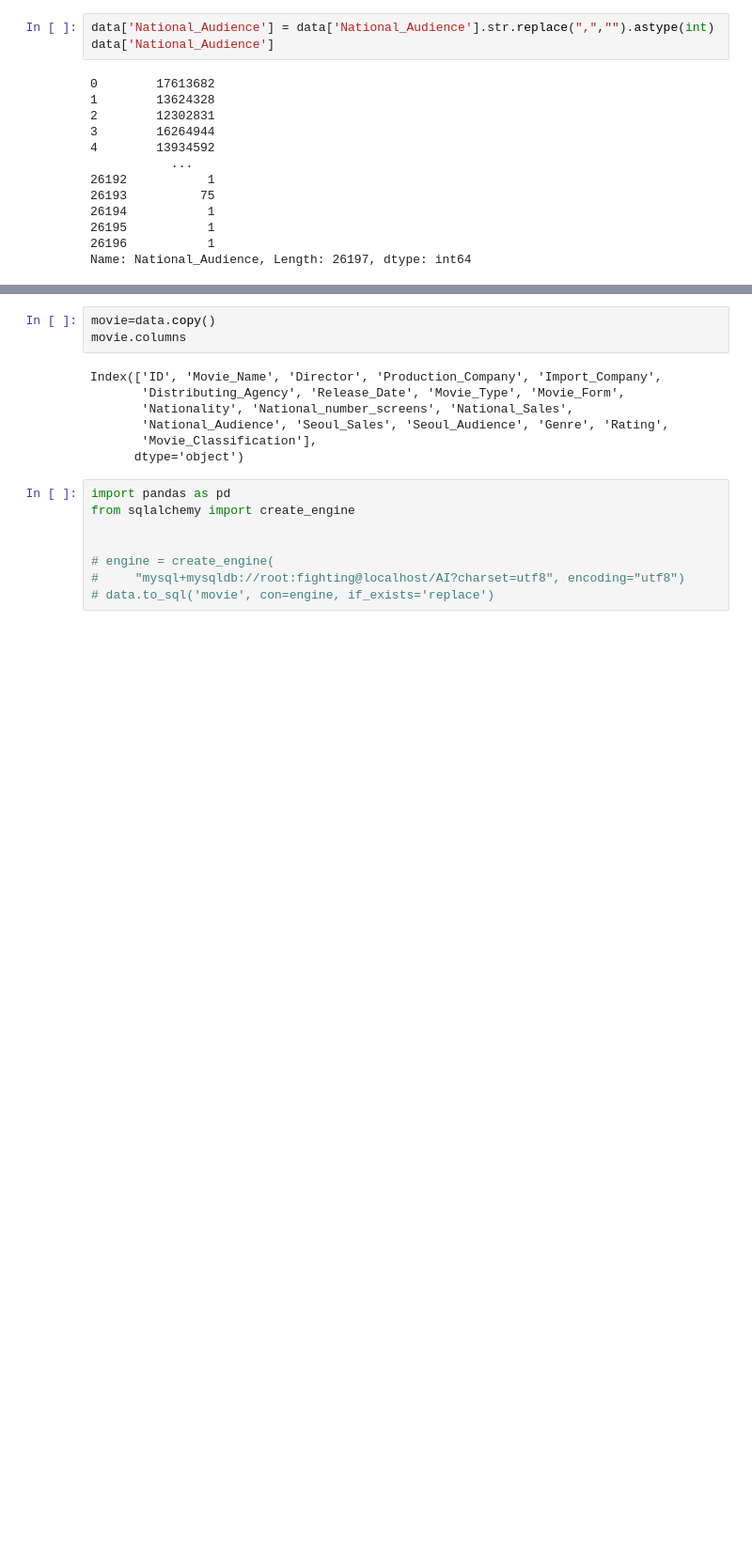
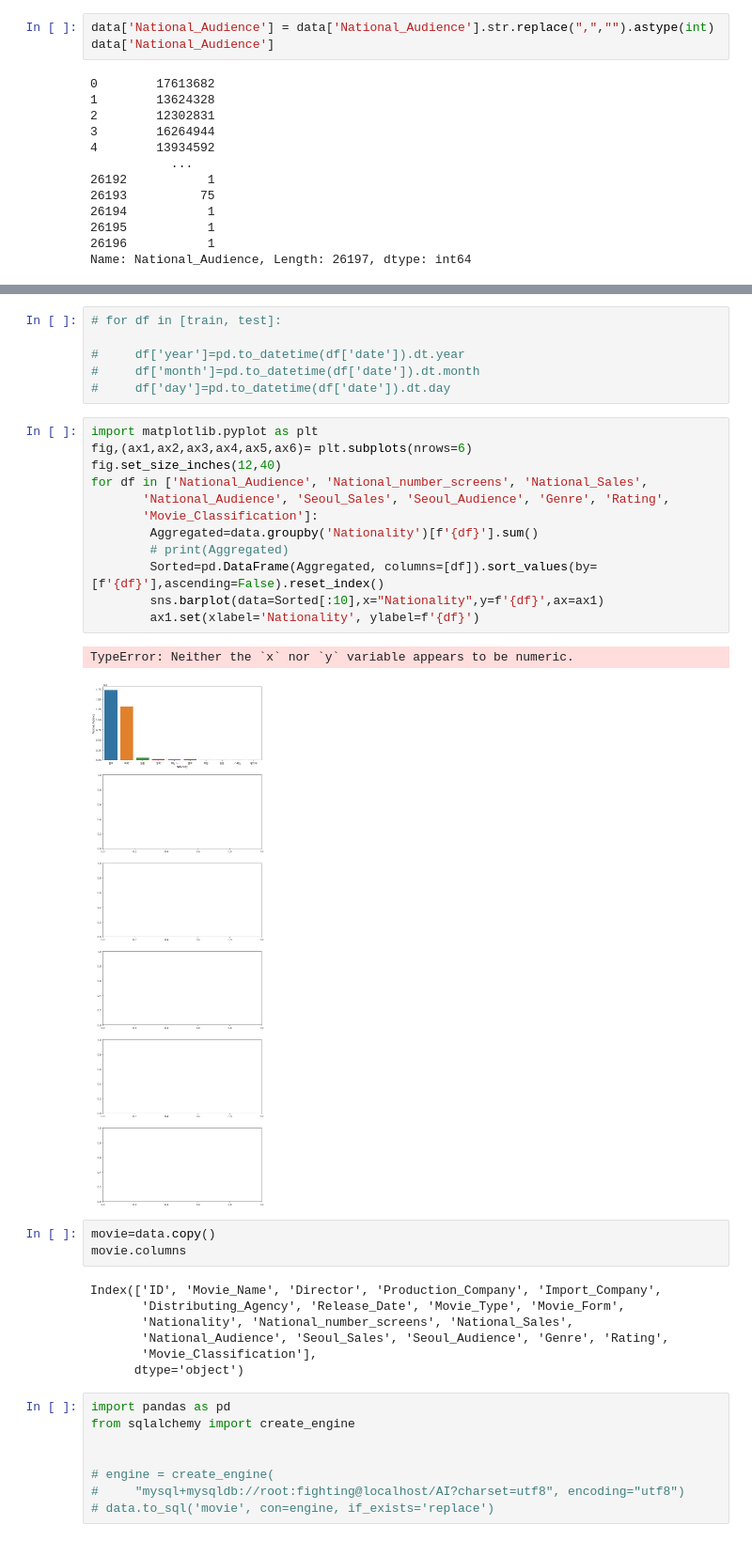
Before and after one commit to danielsun888/datathon, a Jupyter notebook: daniel.ipynb, the cells around one changed output, grey strips where cells are left out. Shown at 94% size. Cells and saved outputs as stored; diff of their text form; blank space fills up the shorter version.

```diff
--- a/daniel.ipynb
+++ b/daniel.ipynb
@@ -32,3 +39,24 @@ plt.show()
+# %%
+# for df in [train, test]:
+
+#     df['year']=pd.to_datetime(df['date']).dt.year
+#     df['month']=pd.to_datetime(df['date']).dt.month
+#     df['day']=pd.to_datetime(df['date']).dt.day
+# %%
+import matplotlib.pyplot as plt
+fig,(ax1,ax2,ax3,ax4,ax5,ax6)= plt.subplots(nrows=6)
+fig.set_size_inches(12,40)
+for df in ['National_Audience', 'National_number_screens', 'National_Sales',
+       'National_Audience', 'Seoul_Sales', 'Seoul_Audience', 'Genre', 'Rating',
+       'Movie_Classification']:
+        Aggregated=data.groupby('Nationality')[f'{df}'].sum()
+        # print(Aggregated)
+        Sorted=pd.DataFrame(Aggregated, columns=[df]).sort_values(by=[f'{df}'],ascending=False).reset_index()
+        sns.barplot(data=Sorted[:10],x="Nationality",y=f'{df}',ax=ax1)
+        ax1.set(xlabel='Nationality', ylabel=f'{df}')
+# %% [output]
+TypeError: Neither the `x` nor `y` variable appears to be numeric.
+[figure, added]
 # %%
 movie=data.copy()
 movie.columns
```
Also changed, not shown: parts of 5 cells of this notebook, 2 other files.
